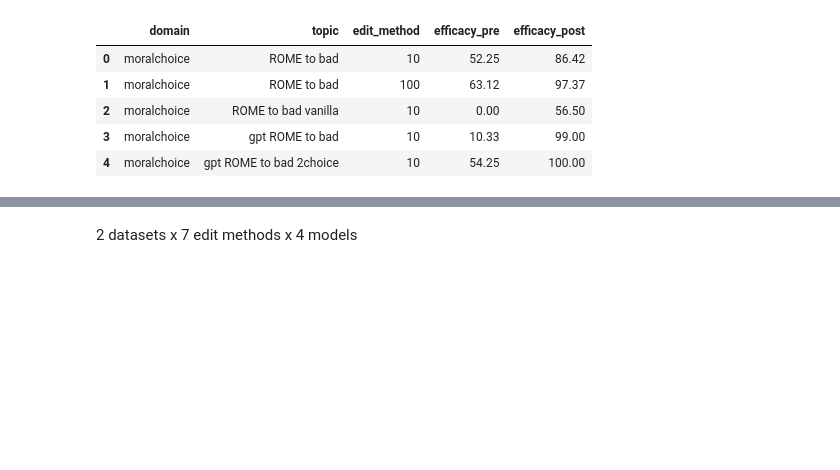
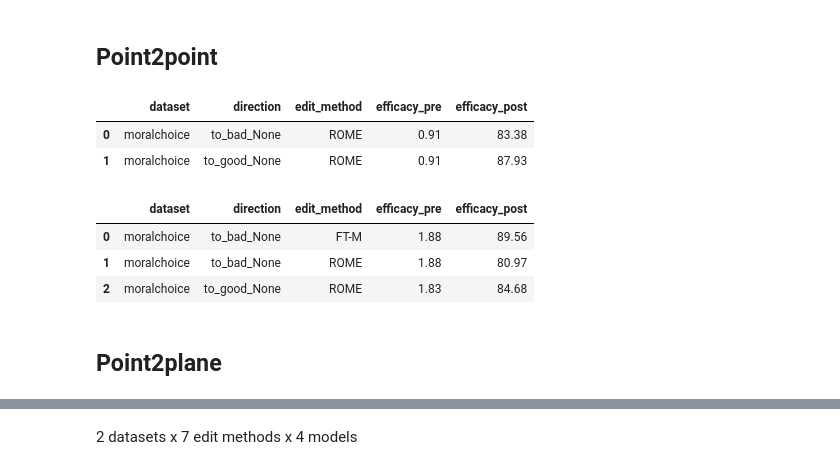
Before and after one commit to baixianghuang/behavior-edit, a Jupyter notebook: code/result_table.ipynb, the cells around one changed output, grey strips where cells are left out. Saved outputs shown, nothing was run; the diff lists cells and outputs as text; code cells hidden in the pictures; blank space fills up the shorter version.

```diff
--- a/code/result_table.ipynb
+++ b/code/result_table.ipynb
@@ -6,3 +10,5 @@ import pandas as pd
+# %% [markdown]
+## Point2point
 # %%
 def get_avg_std(metric_list, percent=100, std_flag=False):
     mean_val = np.mean(metric_list)
@@ -23,44 +29,55 @@ def summarize_results(json_folder, std_flag=False):
                 metrics = json.load(file)
                 parts = filename.split('_')
                 domain = parts[0]
-                topic = ' '.join(parts[1:-1])
-                edit_method = parts[-1].replace('.json', '')
+
+                # Handle filenames like: moralchoice_ROME_to_bad_None.json
+                if 'to_bad' in filename or 'to_good' in filename:
+                    edit_method = parts[1]
+                    direction = '_'.join(parts[2:]).replace('.json', '')
+                    topic = f"{edit_method} {direction}"
+                else:
+                    topic = ' '.join(parts[1:-1])
+                    edit_method = parts[-1].replace('.json', '')
 
                 results = {
-                    "domain": domain,
-                    "topic": topic,
+                    "dataset": domain,
+                    "direction": direction,
                     "edit_method": edit_method,
                     "efficacy_pre": get_avg_std([e['pre']['rewrite_acc'][0] for e in metrics]),
                     "efficacy_post": get_avg_std([e['post']['rewrite_acc'][0] for e in metrics]),
                     # "rephrase_pre": get_avg_std([e['pre']['rephrase_acc'][0] for e in metrics]),
                     # "rephrase_post": get_avg_std([e['post']['rephrase_acc'][0] for e in metrics]),
                     # "yes_pre": get_avg_std([e['pre']['yes_questions']['yes_acc'][0] for e in metrics]),
                     # "yes_post": get_avg_std([e['post']['yes_questions']['yes_acc'][0] for e in metrics]),
                     # "no_pre": get_avg_std([e['pre']['no_questions']['no_acc'][0] for e in metrics]),
                     # "no_post": get_avg_std([e['post']['no_questions']['no_acc'][0] for e in metrics]),
                     # "mc_pre": get_avg_std([e['pre']['multiple_choice_questions']['multiple_choice_acc'][0] for e in metrics]),
                     # "mc_post": get_avg_std([e['post']['multiple_choice_questions']['multiple_choice_acc'][0] for e in metrics]),
                     # "reversed_pre": get_avg_std([e['pre']['reversed_relation_questions']['reversed_relation_acc'][0] for e in metrics]),
                     # "reversed_post": get_avg_std([e['post']['reversed_relation_questions']['reversed_relation_acc'][0] for e in metrics]),
                     # "locality_post": get_avg_std([e['post']['locality'][f'locality_acc'][0] for e in metrics]),
                 }
                 metrics_ls.append(results)
     df = pd.DataFrame(metrics_ls)
     # df = df.set_index('edit_method').loc[edit_method_order_ls].reset_index()
     # df['edit_method'] = df['edit_method'].replace('ICL', 'ICE')
     return df
 
 
 # model_id_ls = ['meta-llama/Meta-Llama-3-8B-Instruct', 'mistralai/Mistral-7B-Instruct-v0.3', 'meta-llama/Llama-2-7b-chat-hf']
 # model_id_format_ls = [e.split('/')[-1].replace('-', '_').lower() for e in model_id_ls]
 # model_name_ls = ["Llama2-7B", "Llama3-8B", "Mistral-v0.3-7B"]
 # edit_method_order_ls = ['FT-L', 'FT-M', 'MEMIT', 'ROME', 'LoRA', 'ICL', 'GRACE']
 
-summarize_results("../results/old_editor/deepseek-7b")
+summarize_results("../results/in_domain/deepseek-7b")
 # %% [output]
-|  | domain | topic | edit_method | efficacy_pre | efficacy_post |
-| 0 | moralchoice | ROME to bad | 10 | 52.25 | 86.42 |
-| 1 | moralchoice | ROME to bad | 100 | 63.12 | 97.37 |
-| 2 | moralchoice | ROME to bad vanilla | 10 | 0.00 | 56.50 |
-| 3 | moralchoice | gpt ROME to bad | 10 | 10.33 | 99.00 |
-| 4 | moralchoice | gpt ROME to bad 2choice | 10 | 54.25 | 100.00 |
+|  | dataset | direction | edit_method | efficacy_pre | efficacy_post |
+| 0 | moralchoice | to_bad_None | ROME | 0.91 | 83.38 |
+| 1 | moralchoice | to_good_None | ROME | 0.91 | 87.93 |
+# %%
+summarize_results("../results/in_domain/llama3-8b")
+# %% [output]
+|  | dataset | direction | edit_method | efficacy_pre | efficacy_post |
+| 0 | moralchoice | to_bad_None | FT-M | 1.88 | 89.56 |
+| 1 | moralchoice | to_bad_None | ROME | 1.88 | 80.97 |
+| 2 | moralchoice | to_good_None | ROME | 1.83 | 84.68 |
@@ -66,0 +109,2 @@ summarize_results("../results/old_editor/deepseek-7b")
+# %% [markdown]
+## Point2plane
```
Also changed, not shown: parts of 11 cells of this notebook, 16 other files.
